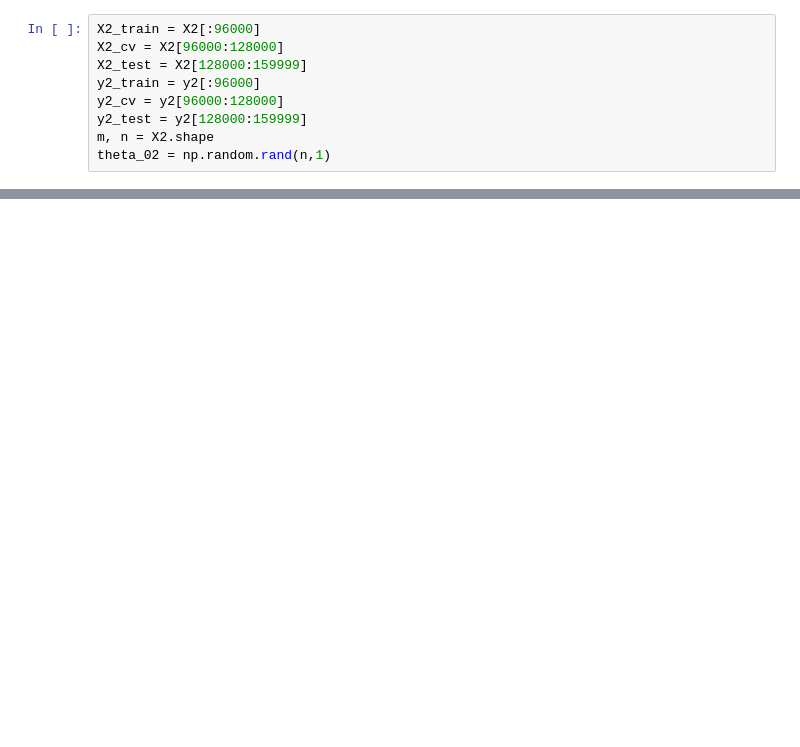
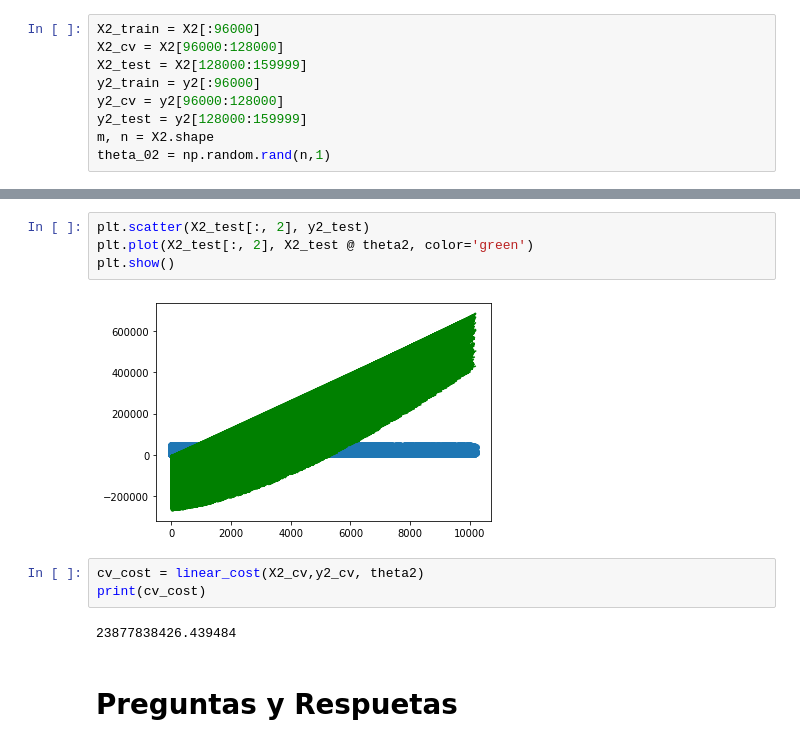
Before and after one commit to ProMaxol/Corto1-EML, a Jupyter notebook: Version1.ipynb, the cells around one changed output, grey strips where cells are left out. Drawn from its saved outputs; the diff is of its cells as text; blank space fills up the shorter version.

```diff
--- a/Version1.ipynb
+++ b/Version1.ipynb
@@ -111,0 +116,13 @@ plt.plot(costs2)
+# %%
+plt.scatter(X2_test[:, 2], y2_test)
+plt.plot(X2_test[:, 2], X2_test @ theta2, color='green')
+plt.show()
+# %% [output]
+[figure, added]
+# %%
+cv_cost = linear_cost(X2_cv,y2_cv, theta2)
+print(cv_cost)
+# %% [output]
+23877838426.439484
+# %% [markdown]
+# Preguntas y Respuetas
```
Also changed, not shown: parts of 10 cells of this notebook.
